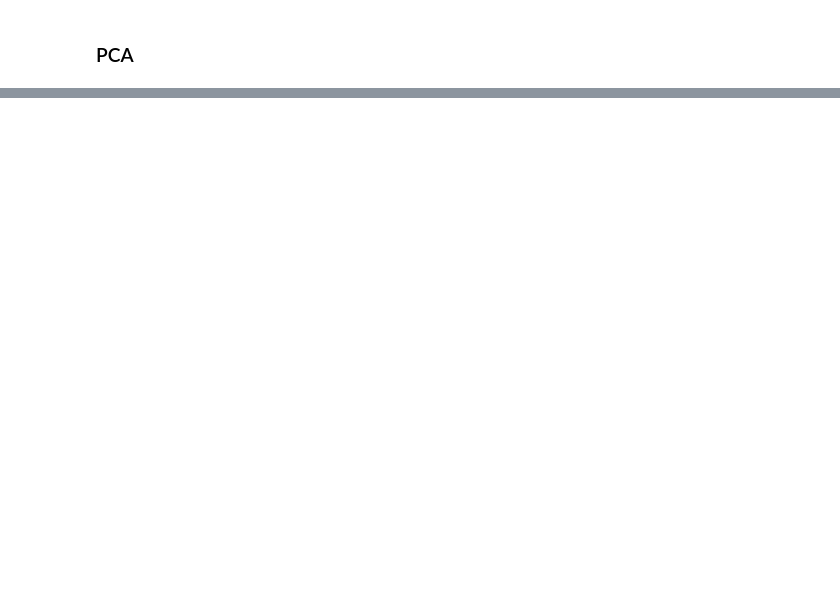
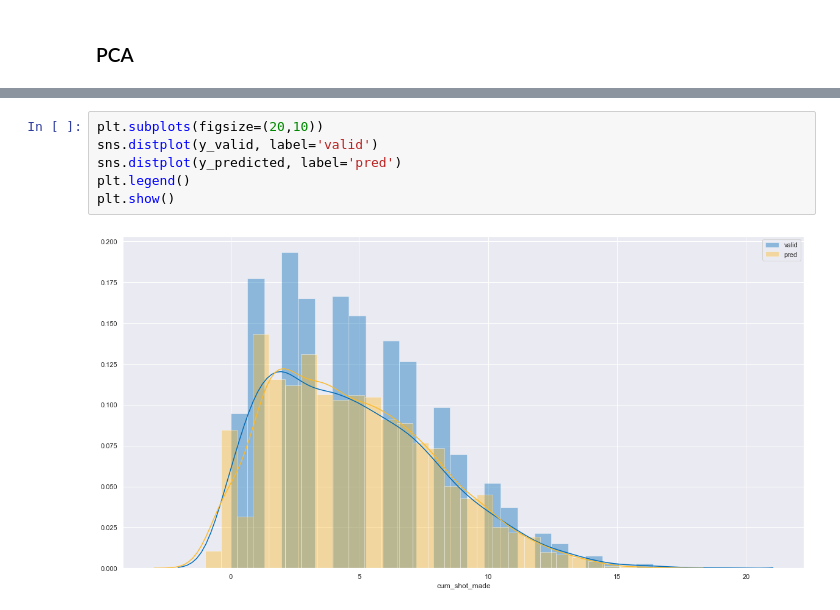
Before and after one commit to Fluffisaurus/player-performance-projection, a Jupyter notebook: scripts/player-performance-projection.ipynb, the cells around one changed output, grey strips where cells are left out. Saved outputs shown, nothing was run; the diff lists cells and outputs as text; blank space fills up the shorter version.

```diff
--- a/scripts/player-performance-projection.ipynb
+++ b/scripts/player-performance-projection.ipynb
@@ -190,0 +204,8 @@ r2_score(y_valid, y_predicted)
+# %%
+plt.subplots(figsize=(20,10))
+sns.distplot(y_valid, label='valid')
+sns.distplot(y_predicted, label='pred')
+plt.legend()
+plt.show()
+# %% [output]
+[figure, added]
```
Also changed, not shown: parts of 15 cells of this notebook.
